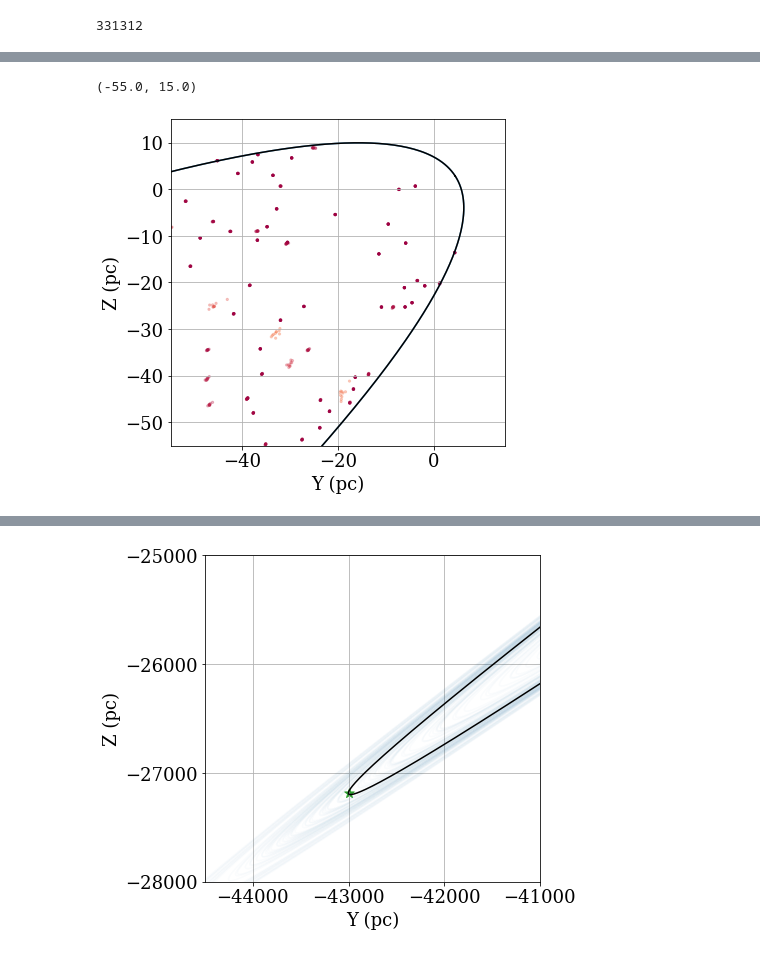
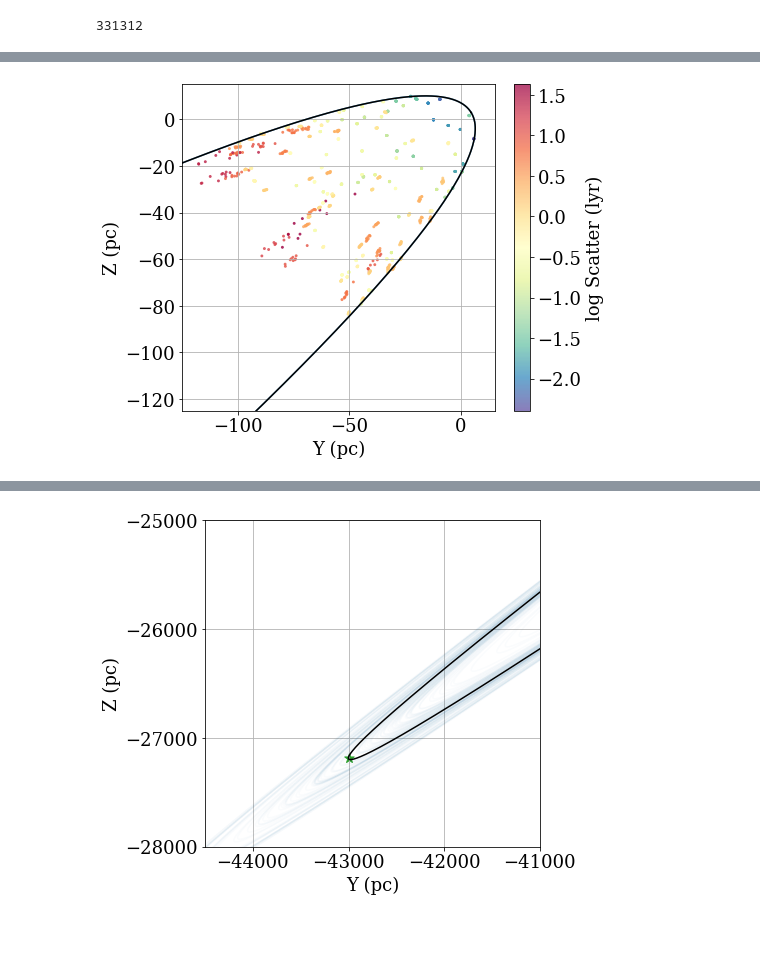
Before and after one commit to jradavenport/daen, a Jupyter notebook: code/GCNS error along ellipse.ipynb, the cells around one changed output, grey strips where cells are left out. Drawn from its saved outputs; the diff is of its cells as text; code cells hidden in the pictures.

```diff
--- a/code/GCNS error along ellipse.ipynb
+++ b/code/GCNS error along ellipse.ipynb
@@ -135,0 +132,4 @@ Text(0.5, 0, '$\\alpha$')
+# %%
+Gaia_Err = ((GCNS['DIST_84'] - GCNS['DIST_50']) + (GCNS['DIST_50'] - GCNS['DIST_16']))/2 * u.kpc
+PERROR = (Gaia_Err * np.sin(Phi)).to('lyr')
+PERROR
@@ -234,13 +269,15 @@ xpos0, ypos0 = xpos, ypos
 new_xpos0, new_ypos0 = new_xpos, new_ypos
 # %%
 # lets inject some errors into the ellipse...
-plt.figure(figsize=(6,6))
+plt.figure(figsize=(7,6))
 t=dt.to('year').value
 
 xyz87 = c0.transform_to(coord.Galactocentric(z_sun=0*u.pc, galcen_distance=8*u.kpc))
 plt.scatter(xyz87.y.to('pc').value, xyz87.z.to('pc').value, c='C2', marker='*', s=100)
 
 Nsim=10
+edist_sim = np.zeros((sum(OYES), Nsim))
+
 for k in range(Nsim):
     dc = 1.2/2*np.random.normal(size=1) * u.kpc
 
@@ -250,37 +287,44 @@ for k in range(Nsim):
 
     xpos = (fx - fx0[1]).to('pc')
     ypos = fy.to('pc')
 
     new_xpos = xpos * np.cos(ang1987_yz) + ypos*np.sin(ang1987_yz)  # Y
     new_ypos = -xpos * np.sin(ang1987_yz) + ypos*np.cos(ang1987_yz) # Z
 
     plt.plot(new_xpos, new_ypos, alpha=0.1, c='C0')
 
     ddist = np.abs((GCNS['DIST_16'] - GCNS['DIST_84'])/2) * np.random.normal(size=len(GCNS['DIST_50']))
     c1 = SkyCoord(ra = (GCNS['RA']) * u.degree,
               dec = (GCNS['DEC']) * u.degree,
               frame='icrs')
     # directional offset drops distance... so i dont add it until next
     c2 = c1.directional_offset_by(np.random.uniform(high=360,size=len(GCNS['RA']))*u.deg,
                                   np.sqrt(GCNS['RA_ERROR']**2 + GCNS['DEC_ERROR']**2)*u.deg)
     c3 = SkyCoord(ra=c2.ra, dec=c2.dec,
                   distance= (GCNS['DIST_50'] + ddist) * u.kpc,
                   frame='icrs')
     xyz = c3.transform_to(coord.Galactocentric(z_sun=0, galcen_distance=8*u.kpc))
 #     plt.scatter(xyz.y.to('pc').value[OYES], xyz.z.to('pc').value[OYES],
 #                 s=20, alpha=0.3, c='r', marker='.')
+
+    d2_k = c3[OYES].separation_3d(c0)
+
+    edist_sim[:,k] = np.abs((c3[OYES].distance.to('lyr').value + d2_k.to('lyr').value) - (2 * a.to('lyr').value))
+
     plt.scatter(xyz.y.to('pc').value[OYES], xyz.z.to('pc').value[OYES],
-                s=20, alpha=0.3, c=SCATTER.value[OYES], marker='.', cmap=plt.cm.Spectral)
-
+                s=15, alpha=0.73, c=np.log10(np.abs(PERROR.value[OYES])), marker='.',
+                cmap=plt.cm.Spectral_r,rasterized=True)
+cb = plt.colorbar()
+cb.set_label('log Scatter (lyr)')
 
 plt.plot(new_xpos0, new_ypos0, c='k')
 plt.grid(True)
 plt.xlabel('Y (pc)')
 plt.ylabel('Z (pc)')
 
-plt.xlim(-55,15) # center near us
-plt.ylim(-55,15)
-# plt.savefig('dist_err1.png', dpi=150, bbox_inches='tight', pad_inches=0.25, facecolor='w')
+plt.xlim(-125,15) # center near us
+plt.ylim(-125,15)
+plt.savefig('dist_err1_color.pdf', dpi=150, bbox_inches='tight',
+            pad_inches=0.25, facecolor='w',rasterized=True)
 # %% [output]
-(-55.0, 15.0)
-[figure, old version]
+[figure, new version]
```
Also changed, not shown: parts of 21 cells of this notebook, 7 other files.
